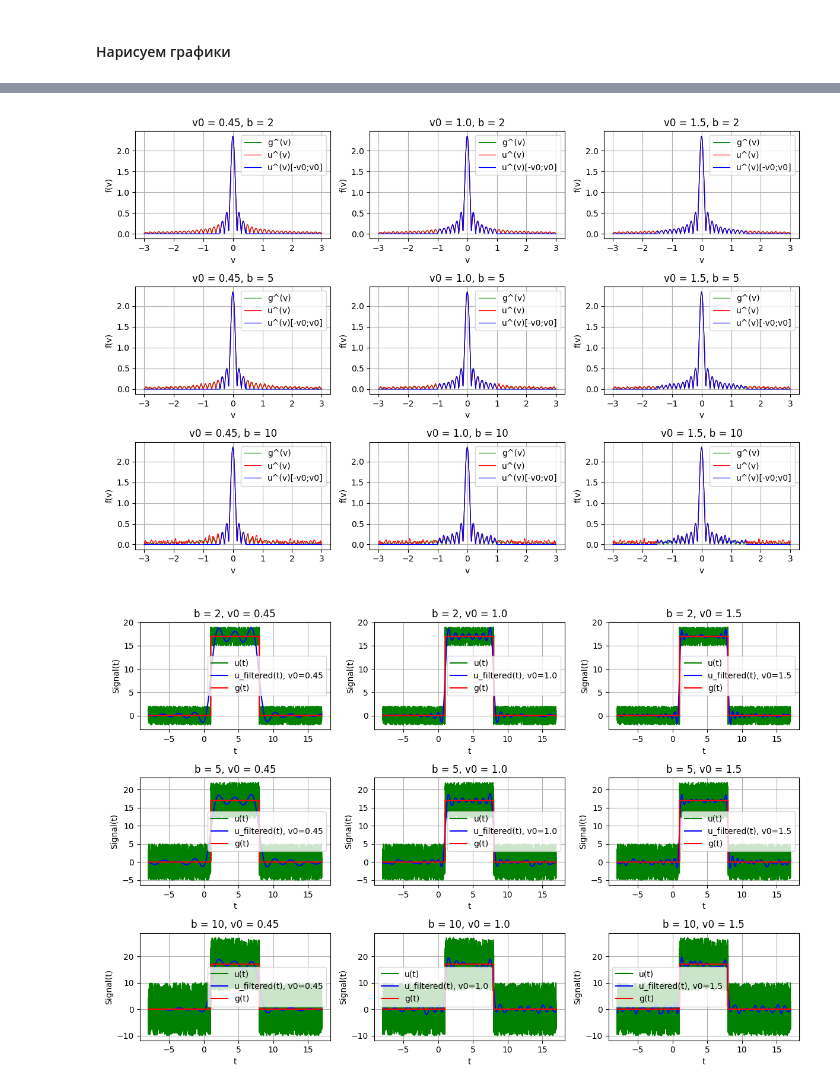
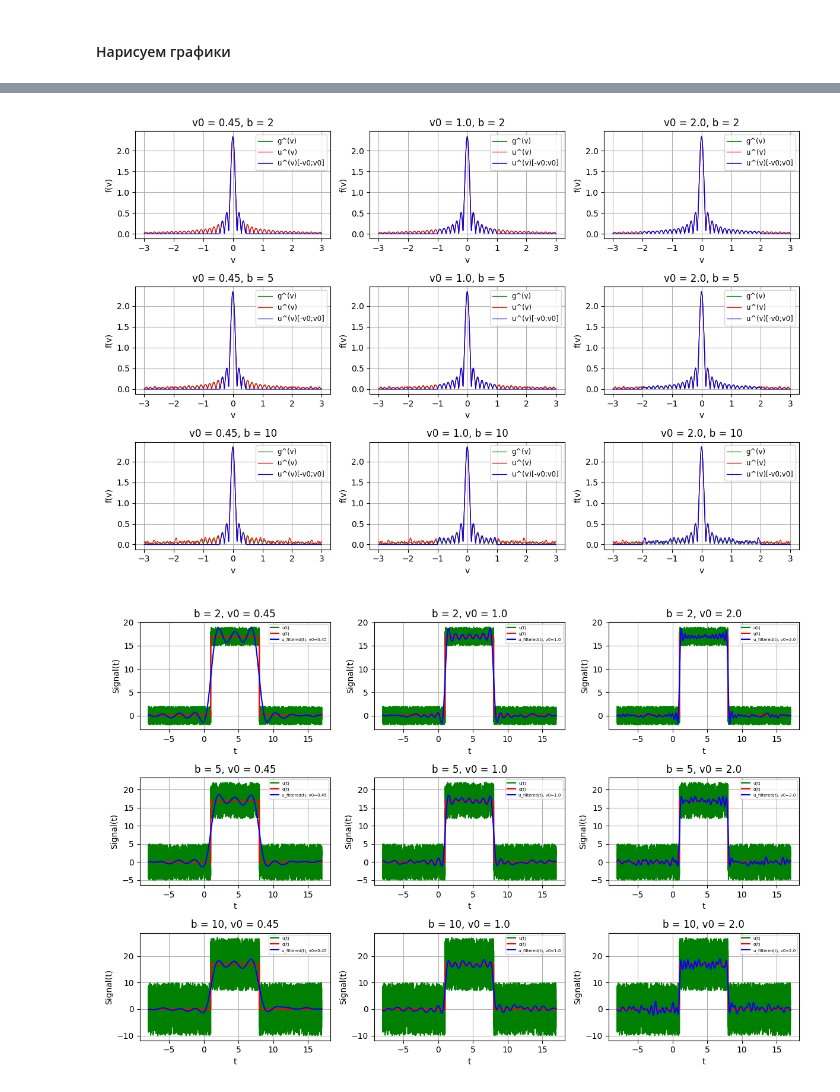
Before and after one commit to n-sukhov/ITMO-courses, a Jupyter notebook: Fourier_Methods/Lab3/Lab3.ipynb, the cells around one changed output, grey strips where cells are left out. Saved outputs shown, nothing was run; the diff lists cells and outputs as text; code cells hidden in the pictures.

```diff
--- a/Fourier_Methods/Lab3/Lab3.ipynb
+++ b/Fourier_Methods/Lab3/Lab3.ipynb
@@ -7,7 +7,7 @@ from scipy.fft import fft, ifft, fftfreq, fftshift
 # %% [markdown]
 Util-функции
 # %%
-def draw_plots(rows, cols, width, height, subplot_data):
+def draw_plots(rows, cols, width, height, subplot_data, legend_loc="best", legend_fontsize="small"):
     fig, axes = plt.subplots(rows, cols, figsize=(width, height))
     axes = axes.flatten() if rows * cols > 1 else [axes]
 
@@ -55,7 +55,7 @@ def draw_plots(rows, cols, width, height, subplot_data):
                     markevery=mevery)
 
         if labels:
-            ax.legend()
+            ax.legend(loc=legend_loc, fontsize=legend_fontsize)
         ax.grid(True)
         if x_label:
             ax.set_xlabel(x_label)
@@ -91,7 +91,7 @@ draw_plots(1, 1, 8, 4, [[[
 c = 0
 d = 1 # любое число, чтобы можно было вызвать функцию, не влияет на результат
 b_array = (2, 5, 10)
-nu_array = (0.45, 1.0, 1.5)
+nu_array = (0.45, 1.0, 2.0)
 
 subplot_data = []
 
@@ -143,11 +143,11 @@ for b in b_array:
         ub_filtered = np.real(ifft(fftshift(ub_catted)))[:len(t_space_1)]
         subplot_data_signal_b.append([
             [t_space_1] * 3,
-            [ub, ub_filtered, g_1],
-            ["u(t)", f"u_filtered(t), v0={nu}", "g(t)"],
+            [ub, g_1, ub_filtered],
+            ["u(t)", "g(t)", f"u_filtered(t), v0={nu}"],
             "t",
             "Signal(t)",
-            ["green", "blue", "red"],
+            ["green", "red", "blue"],
             ["-", "-", "-"],
             [1.5] * 3,
             [None] * 3,
@@ -176,14 +178,16 @@ draw_plots(
     subplot_data=subplot_data_Fourier_nu
 )
 # %% [output]
-[figure, old version]
+[figure, new version]
 # %%
 draw_plots(
     rows=3,
     cols=3,
     width=12,
     height=8,
-    subplot_data=subplot_data_signal
+    subplot_data=subplot_data_signal,
+    legend_loc="upper right",
+    legend_fontsize=5
 )
 # %% [output]
-[figure, old version]
+[figure, new version]
```
Also changed, not shown: parts of 2 cells of this notebook.
